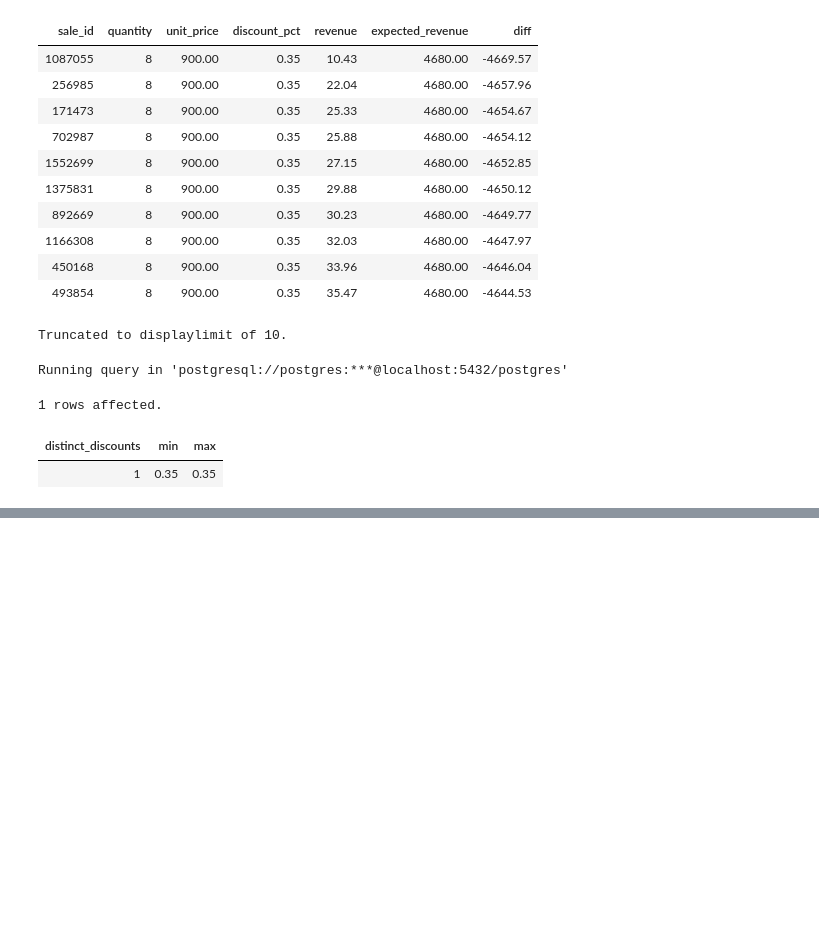
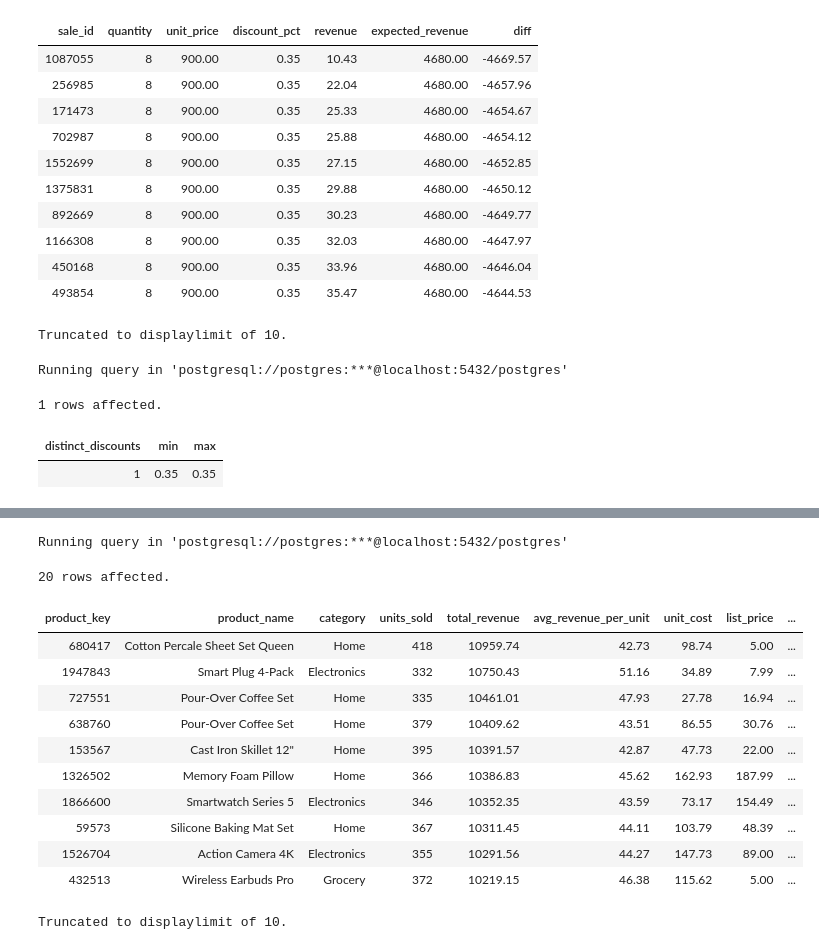
Before and after one commit to Retail-Analytical-Platform/Retail-Analytics-Data, a Jupyter notebook: src/main.ipynb, the cells around one changed output, grey strips where cells are left out. Drawn from its saved outputs; the diff is of its cells as text; code cells hidden in the pictures; blank space fills up the shorter version.

```diff
--- a/src/main.ipynb
+++ b/src/main.ipynb
@@ -239,0 +421,28 @@ Running query in 'postgresql://postgres:***@localhost:5432/postgres'
+# %%
+%%sql
+SELECT p.product_key, p.product_name, p.category,
+       SUM(f.quantity) AS units_sold,
+       SUM(f.revenue) AS total_revenue,
+       ROUND(AVG(f.revenue / NULLIF(f.quantity,0)), 2) AS avg_revenue_per_unit,
+       p.unit_cost, p.list_price,
+       ROUND(p.list_price - p.unit_cost, 2) AS unit_margin
+FROM fact_sales f
+JOIN dim_product p ON f.product_key = p.product_key
+GROUP BY p.product_key, p.product_name, p.category, p.unit_cost, p.list_price
+ORDER BY total_revenue DESC
+LIMIT 20;
+# %% [output]
+Running query in 'postgresql://postgres:***@localhost:5432/postgres'
+20 rows affected.
+| product_key | product_name | category | units_sold | total_revenue | avg_revenue_per_unit | unit_cost | list_price | ... |
+| 680417 | Cotton Percale Sheet Set Queen | Home | 418 | 10959.74 | 42.73 | 98.74 | 5.00 | ... |
+| 1947843 | Smart Plug 4-Pack | Electronics | 332 | 10750.43 | 51.16 | 34.89 | 7.99 | ... |
+| 727551 | Pour-Over Coffee Set | Home | 335 | 10461.01 | 47.93 | 27.78 | 16.94 | ... |
+| 638760 | Pour-Over Coffee Set | Home | 379 | 10409.62 | 43.51 | 86.55 | 30.76 | ... |
+| 153567 | Cast Iron Skillet 12" | Home | 395 | 10391.57 | 42.87 | 47.73 | 22.00 | ... |
+| 1326502 | Memory Foam Pillow | Home | 366 | 10386.83 | 45.62 | 162.93 | 187.99 | ... |
+| 1866600 | Smartwatch Series 5 | Electronics | 346 | 10352.35 | 43.59 | 73.17 | 154.49 | ... |
+| 59573 | Silicone Baking Mat Set | Home | 367 | 10311.45 | 44.11 | 103.79 | 48.39 | ... |
+| 1526704 | Action Camera 4K | Electronics | 355 | 10291.56 | 44.27 | 147.73 | 89.00 | ... |
+| 432513 | Wireless Earbuds Pro | Grocery | 372 | 10219.15 | 46.38 | 115.62 | 5.00 | ... |
+Truncated to displaylimit of 10.
```
Also changed, not shown: parts of 21 cells of this notebook.
